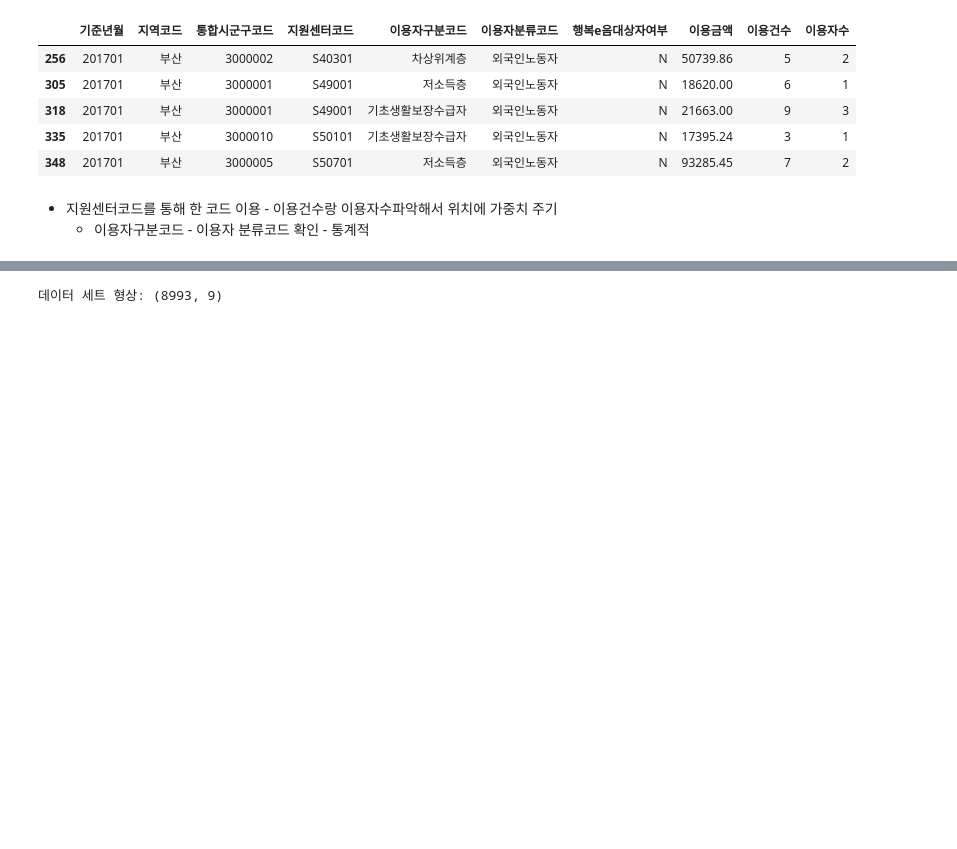
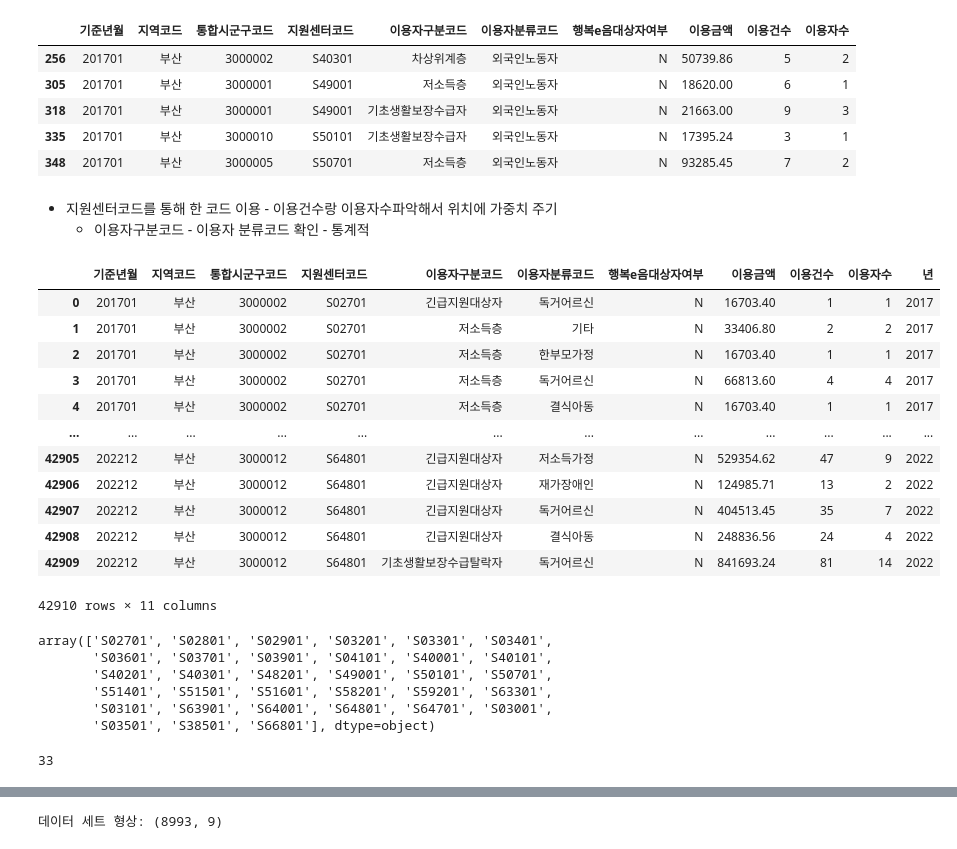
Before and after one commit to Muj2n/Food_Market_Data_Analysis, a Jupyter notebook: 푸드마켓 데이터 분석.ipynb, the cells around one changed output, grey strips where cells are left out. Saved outputs shown, nothing was run; the diff lists cells and outputs as text; code cells hidden in the pictures; blank space fills up the shorter version.

```diff
--- a/푸드마켓 데이터 분석.ipynb
+++ b/푸드마켓 데이터 분석.ipynb
@@ -110,0 +111,29 @@ data1['년'] = data1['기준년월'].apply(silce_year)
+# %%
+data1
+# %% [output]
+|  | 기준년월 | 지역코드 | 통합시군구코드 | 지원센터코드 | 이용자구분코드 | 이용자분류코드 | 행복e음대상자여부 | 이용금액 | 이용건수 | 이용자수 | 년 |
+| 0 | 201701 | 부산 | 3000002 | S02701 | 긴급지원대상자 | 독거어르신 | N | 16703.40 | 1 | 1 | 2017 |
+| 1 | 201701 | 부산 | 3000002 | S02701 | 저소득층 | 기타 | N | 33406.80 | 2 | 2 | 2017 |
+| 2 | 201701 | 부산 | 3000002 | S02701 | 저소득층 | 한부모가정 | N | 16703.40 | 1 | 1 | 2017 |
+| 3 | 201701 | 부산 | 3000002 | S02701 | 저소득층 | 독거어르신 | N | 66813.60 | 4 | 4 | 2017 |
+| 4 | 201701 | 부산 | 3000002 | S02701 | 저소득층 | 결식아동 | N | 16703.40 | 1 | 1 | 2017 |
+| ... | ... | ... | ... | ... | ... | ... | ... | ... | ... | ... | ... |
+| 42905 | 202212 | 부산 | 3000012 | S64801 | 긴급지원대상자 | 저소득가정 | N | 529354.62 | 47 | 9 | 2022 |
+| 42906 | 202212 | 부산 | 3000012 | S64801 | 긴급지원대상자 | 재가장애인 | N | 124985.71 | 13 | 2 | 2022 |
+| 42907 | 202212 | 부산 | 3000012 | S64801 | 긴급지원대상자 | 독거어르신 | N | 404513.45 | 35 | 7 | 2022 |
+| 42908 | 202212 | 부산 | 3000012 | S64801 | 긴급지원대상자 | 결식아동 | N | 248836.56 | 24 | 4 | 2022 |
+| 42909 | 202212 | 부산 | 3000012 | S64801 | 기초생활보장수급탈락자 | 독거어르신 | N | 841693.24 | 81 | 14 | 2022 |
+42910 rows × 11 columns
+# %%
+data1['지원센터코드'].unique()
+# %% [output]
+array(['S02701', 'S02801', 'S02901', 'S03201', 'S03301', 'S03401',
+       'S03601', 'S03701', 'S03901', 'S04101', 'S40001', 'S40101',
+       'S40201', 'S40301', 'S48201', 'S49001', 'S50101', 'S50701',
+       'S51401', 'S51501', 'S51601', 'S58201', 'S59201', 'S63301',
+       'S03101', 'S63901', 'S64001', 'S64801', 'S64701', 'S03001',
+       'S03501', 'S38501', 'S66801'], dtype=object)
+# %%
+data1['지원센터코드'].nunique()
+# %% [output]
+33
```
Also changed, not shown: parts of 77 cells of this notebook, 9 other files.
